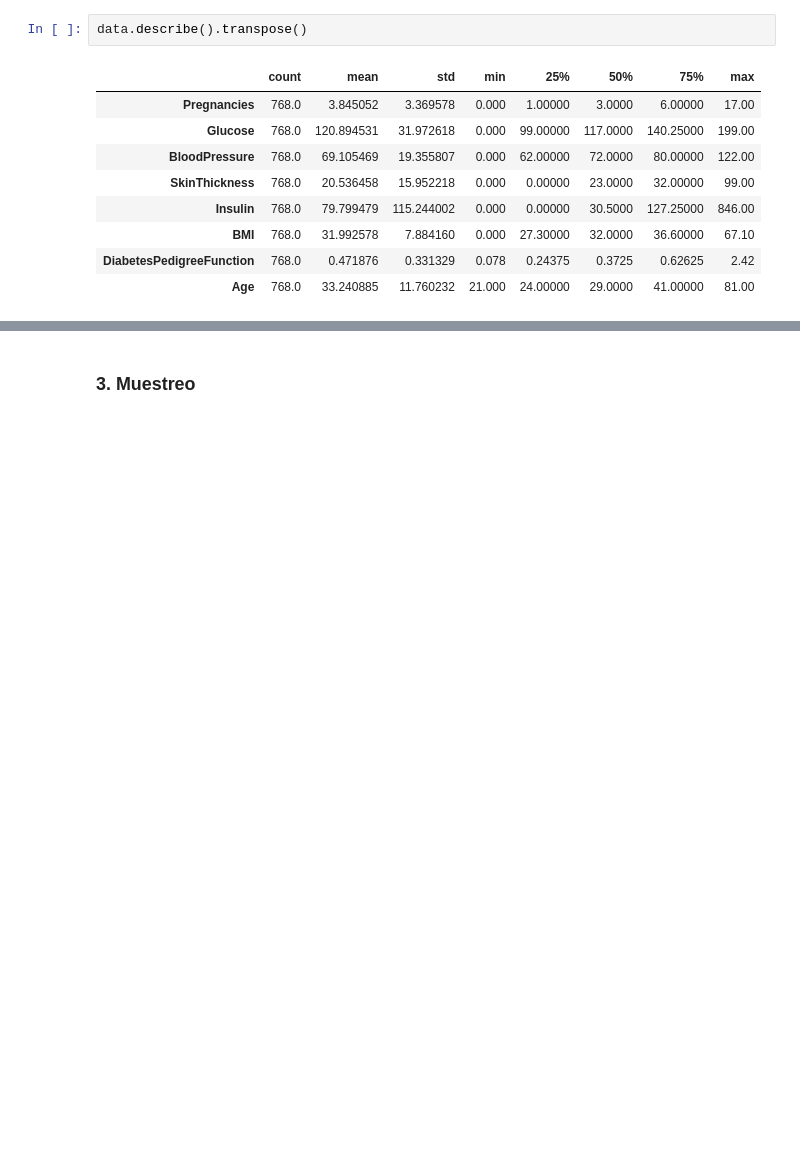
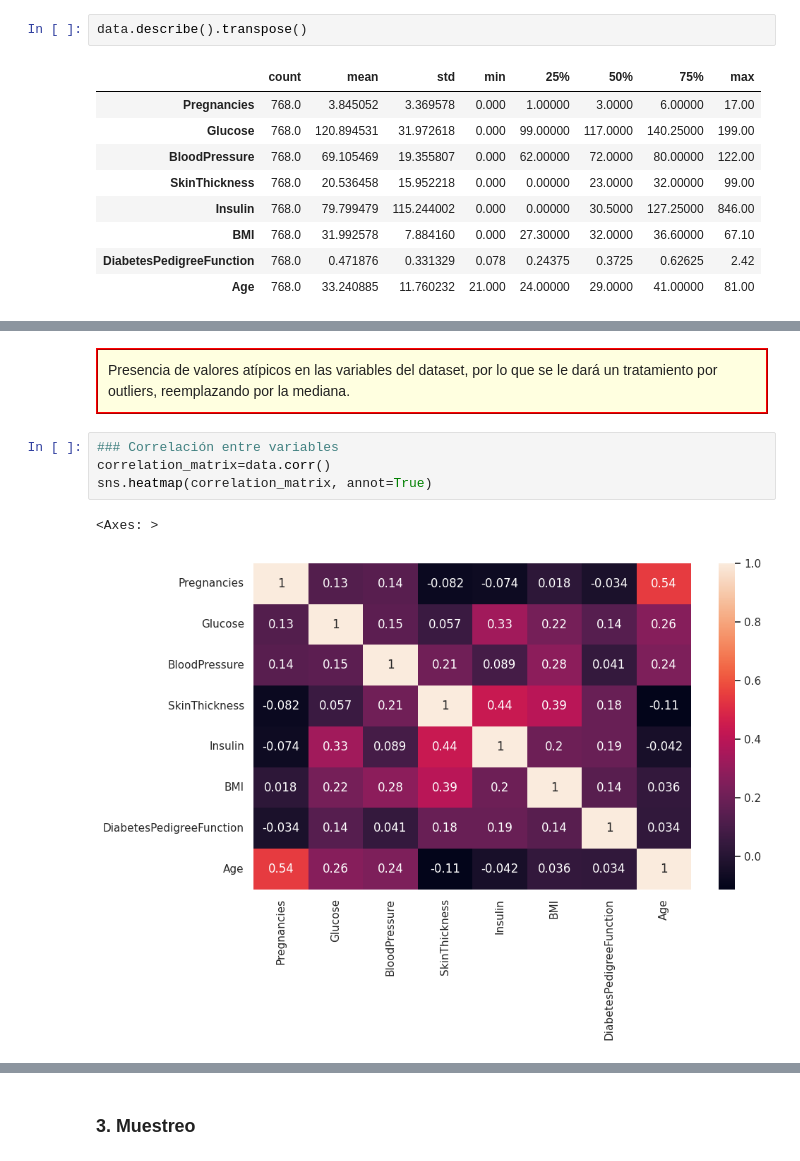
Before and after one commit to davidagapitoq/data_science_for_business_2023, a Jupyter notebook: Supervised_models/KNN/Diabetes_prediction.ipynb, the cells around one changed output, grey strips where cells are left out. Drawn from its saved outputs; the diff is of its cells as text; blank space fills up the shorter version.

```diff
--- a/Supervised_models/KNN/Diabetes_prediction.ipynb
+++ b/Supervised_models/KNN/Diabetes_prediction.ipynb
@@ -163,0 +175,11 @@ for i in data.columns:
+# %% [markdown]
+<div class="comment" style="background-color: rgb(255, 255, 224); padding: 10px; border: 2px ridge red;">
+Presencia de valores atípicos en las variables del dataset, por lo que se le dará un tratamiento por outliers, reemplazando por la mediana.
+</div>
+# %%
+### Correlación entre variables
+correlation_matrix=data.corr()
+sns.heatmap(correlation_matrix, annot=True)
+# %% [output]
+<Axes: >
+[figure, added]
```
Also changed, not shown: parts of 7 cells of this notebook.
